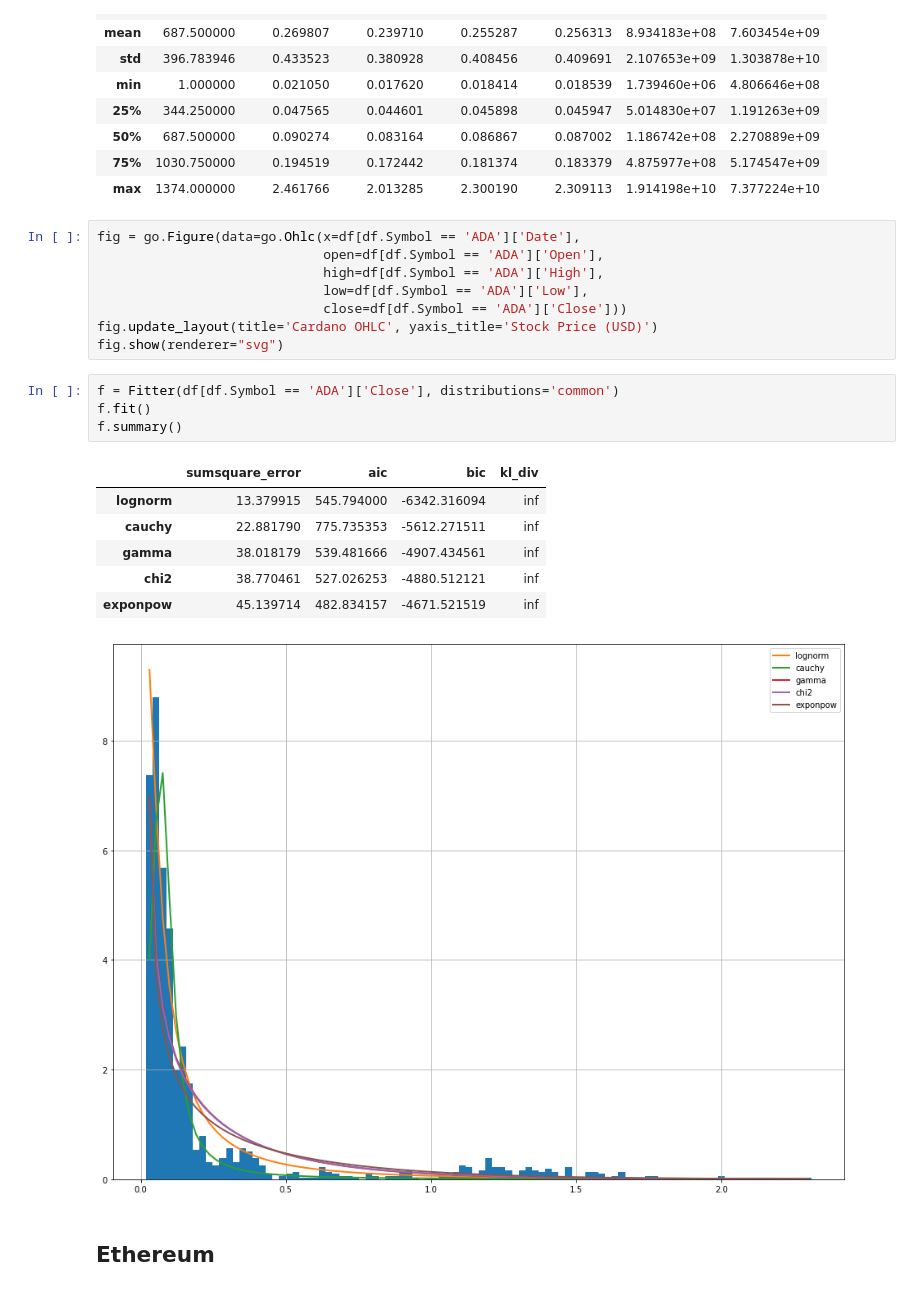
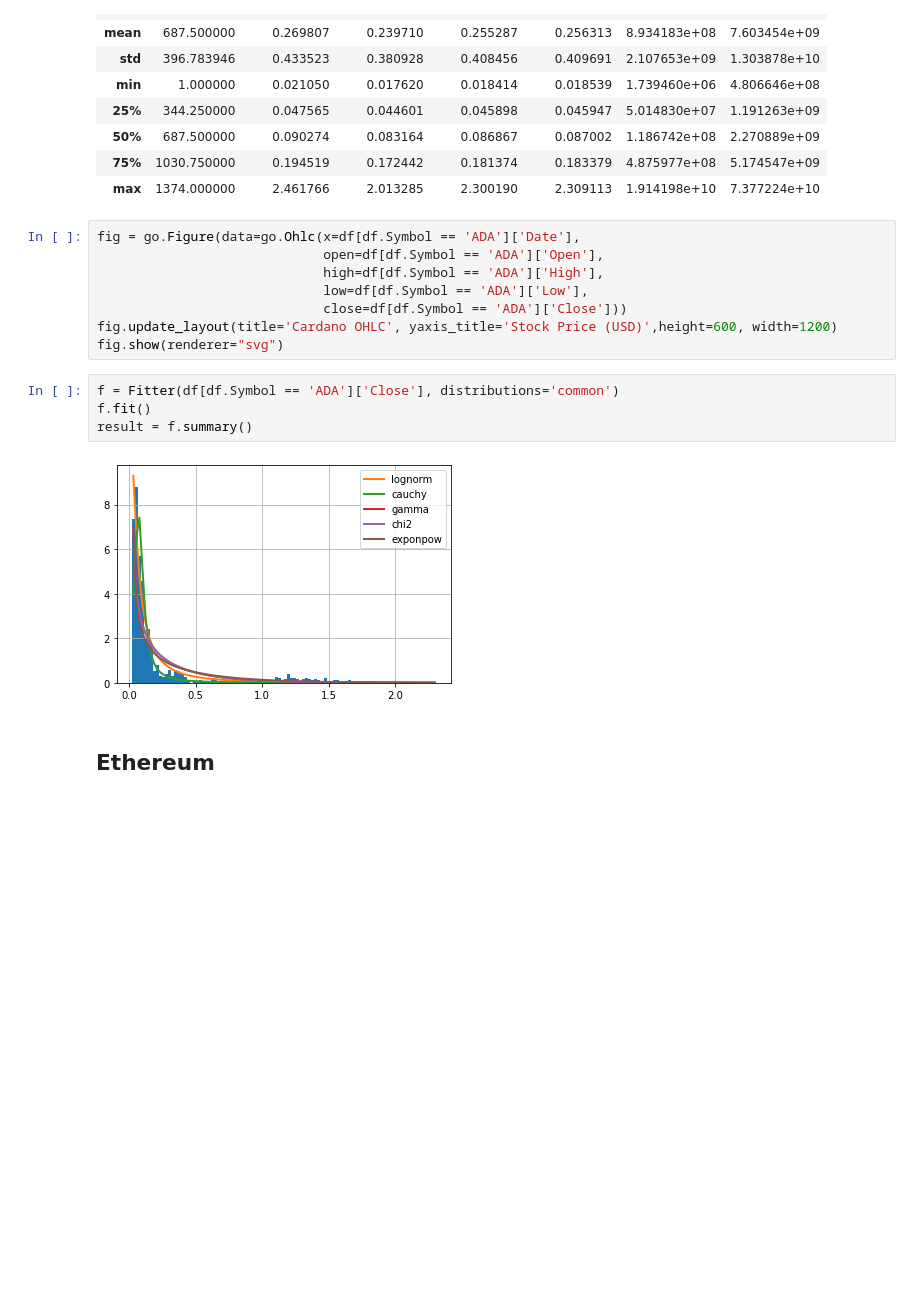
Before and after one commit to jcalvesoliveira/crypto-deep-learning, a Jupyter notebook: notebooks/1.0-initial-data-exploration.ipynb, the cells around one changed output. Saved outputs shown, nothing was run; the diff lists cells and outputs as text; blank space fills up the shorter version.

```diff
--- a/notebooks/1.0-initial-data-exploration.ipynb
+++ b/notebooks/1.0-initial-data-exploration.ipynb
@@ -179,20 +146,14 @@ fig = go.Figure(data=go.Ohlc(x=df[df.Symbol == 'ADA']['Date'],
                              high=df[df.Symbol == 'ADA']['High'],
                              low=df[df.Symbol == 'ADA']['Low'],
                              close=df[df.Symbol == 'ADA']['Close']))
-fig.update_layout(title='Cardano OHLC', yaxis_title='Stock Price (USD)')
+fig.update_layout(title='Cardano OHLC', yaxis_title='Stock Price (USD)',height=600, width=1200)
 fig.show(renderer="svg")
 # %%
 f = Fitter(df[df.Symbol == 'ADA']['Close'], distributions='common')
 f.fit()
-f.summary()
+result = f.summary()
 # %% [output]
-|  | sumsquare_error | aic | bic | kl_div |
-| lognorm | 13.379915 | 545.794000 | -6342.316094 | inf |
-| cauchy | 22.881790 | 775.735353 | -5612.271511 | inf |
-| gamma | 38.018179 | 539.481666 | -4907.434561 | inf |
-| chi2 | 38.770461 | 527.026253 | -4880.512121 | inf |
-| exponpow | 45.139714 | 482.834157 | -4671.521519 | inf |
-[figure, old version]
+[figure, new version]
 # %% [markdown]
 ## Ethereum
 # %%
```
Also changed, not shown: parts of 29 cells of this notebook, 2 other files.
